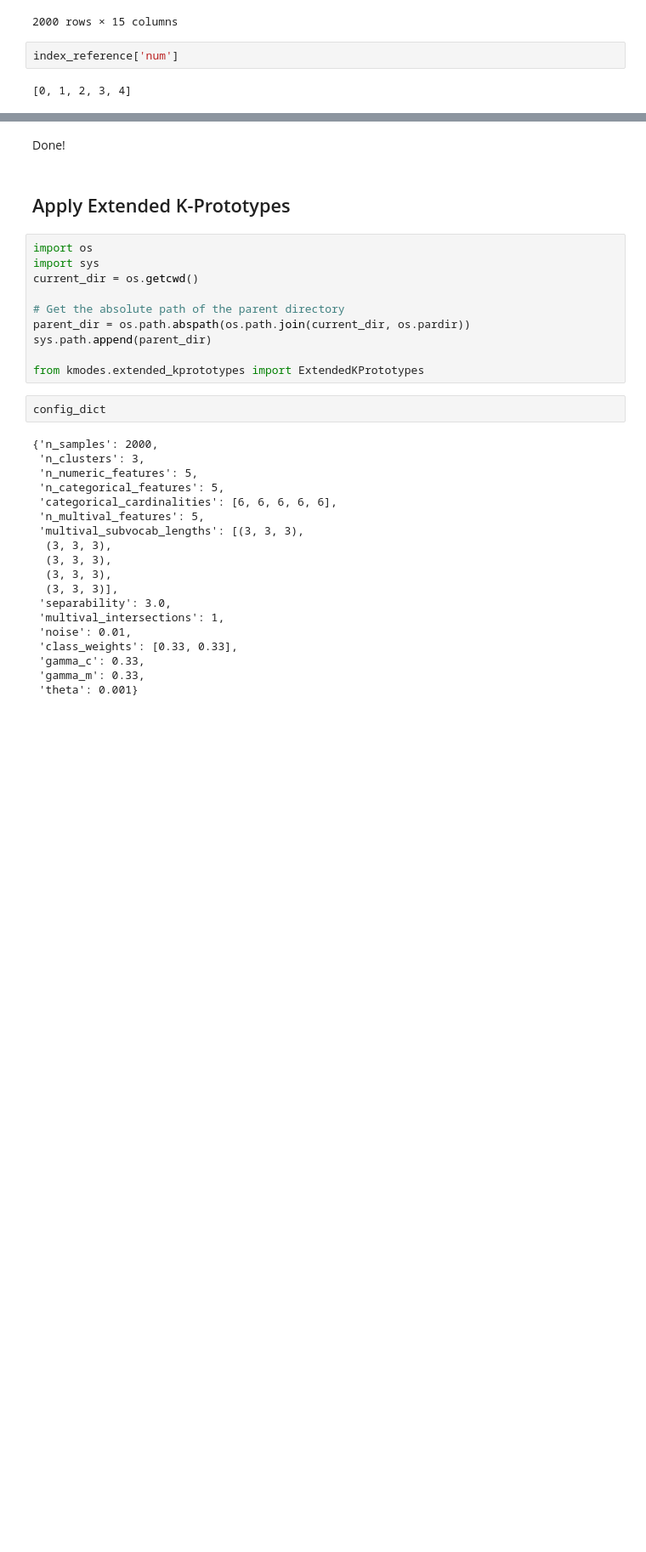
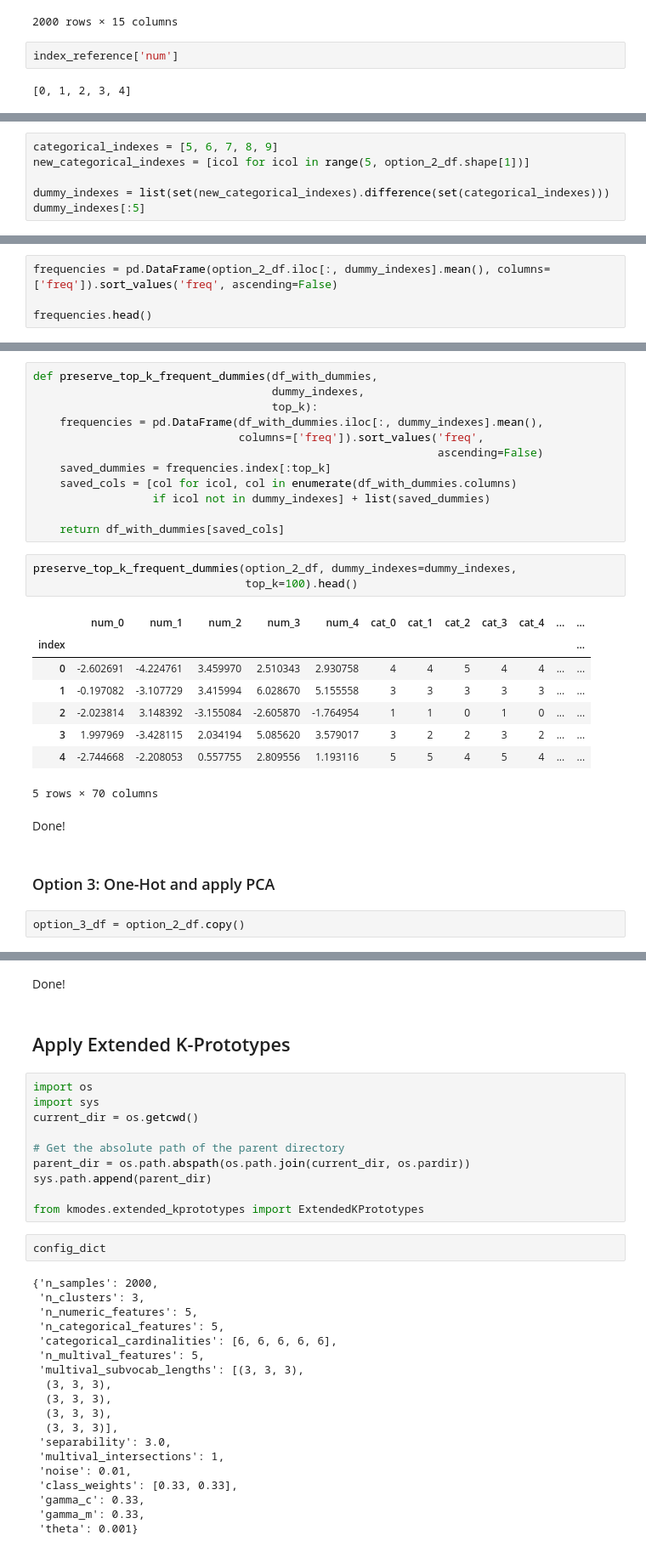
Before and after one commit to ManuelConcepcion/extended_kprototypes, a Jupyter notebook: extended_benchmark/benchmark_demonstration.ipynb, the cells around one changed output, grey strips where cells are left out. Shown: that part at 85% size. Drawn from its saved outputs; the diff is of its cells as text; blank space fills up the shorter version.

```diff
--- a/extended_benchmark/benchmark_demonstration.ipynb
+++ b/extended_benchmark/benchmark_demonstration.ipynb
@@ -456,0 +548,6 @@ index_reference['num']
+# %%
+categorical_indexes = [5, 6, 7, 8, 9]
+new_categorical_indexes = [icol for icol in range(5, option_2_df.shape[1])]
+
+dummy_indexes = list(set(new_categorical_indexes).difference(set(categorical_indexes)))
+dummy_indexes[:5]
@@ -456,0 +556,4 @@ index_reference['num']
+# %%
+frequencies = pd.DataFrame(option_2_df.iloc[:, dummy_indexes].mean(), columns=['freq']).sort_values('freq', ascending=False)
+
+frequencies.head()
@@ -456,0 +583,30 @@ index_reference['num']
+# %%
+def preserve_top_k_frequent_dummies(df_with_dummies,
+                                    dummy_indexes,
+                                    top_k):
+    frequencies = pd.DataFrame(df_with_dummies.iloc[:, dummy_indexes].mean(),
+                               columns=['freq']).sort_values('freq',
+                                                             ascending=False)
+    saved_dummies = frequencies.index[:top_k]
+    saved_cols = [col for icol, col in enumerate(df_with_dummies.columns)
+                  if icol not in dummy_indexes] + list(saved_dummies)
+
+    return df_with_dummies[saved_cols]
+# %%
+preserve_top_k_frequent_dummies(option_2_df, dummy_indexes=dummy_indexes,
+                                top_k=100).head()
+# %% [output]
+|  | num_0 | num_1 | num_2 | num_3 | num_4 | cat_0 | cat_1 | cat_2 | cat_3 | cat_4 | ... | ... |
+| index |  |  |  |  |  |  |  |  |  |  |  | ... |
+| 0 | -2.602691 | -4.224761 | 3.459970 | 2.510343 | 2.930758 | 4 | 4 | 5 | 4 | 4 | ... | ... |
+| 1 | -0.197082 | -3.107729 | 3.415994 | 6.028670 | 5.155558 | 3 | 3 | 3 | 3 | 3 | ... | ... |
+| 2 | -2.023814 | 3.148392 | -3.155084 | -2.605870 | -1.764954 | 1 | 1 | 0 | 1 | 0 | ... | ... |
+| 3 | 1.997969 | -3.428115 | 2.034194 | 5.085620 | 3.579017 | 3 | 2 | 2 | 3 | 2 | ... | ... |
+| 4 | -2.744668 | -2.208053 | 0.557755 | 2.809556 | 1.193116 | 5 | 5 | 4 | 5 | 4 | ... | ... |
+5 rows × 70 columns
+# %% [markdown]
+Done!
+# %% [markdown]
+### Option 3: One-Hot and apply PCA
+# %%
+option_3_df = option_2_df.copy()
```
Also changed, not shown: parts of 29 cells of this notebook.
